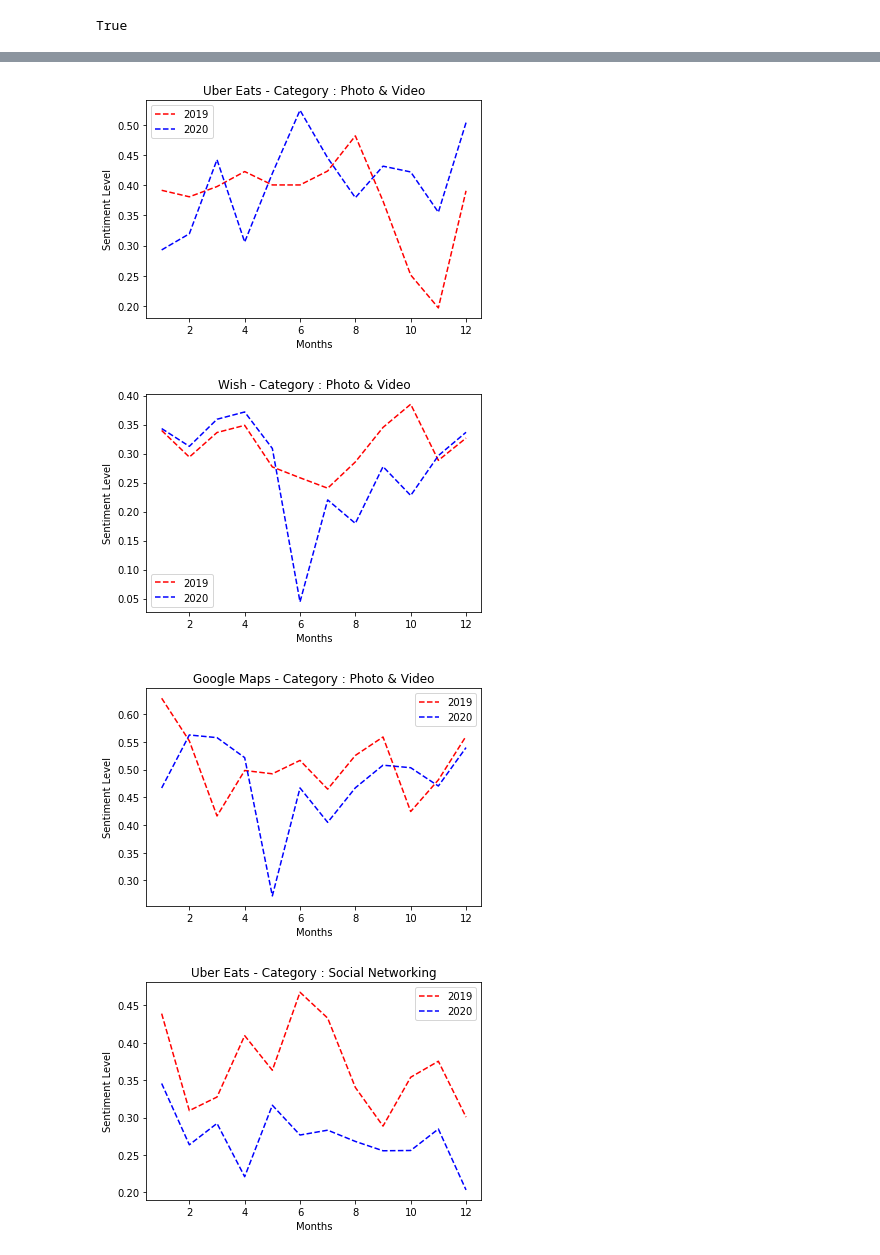
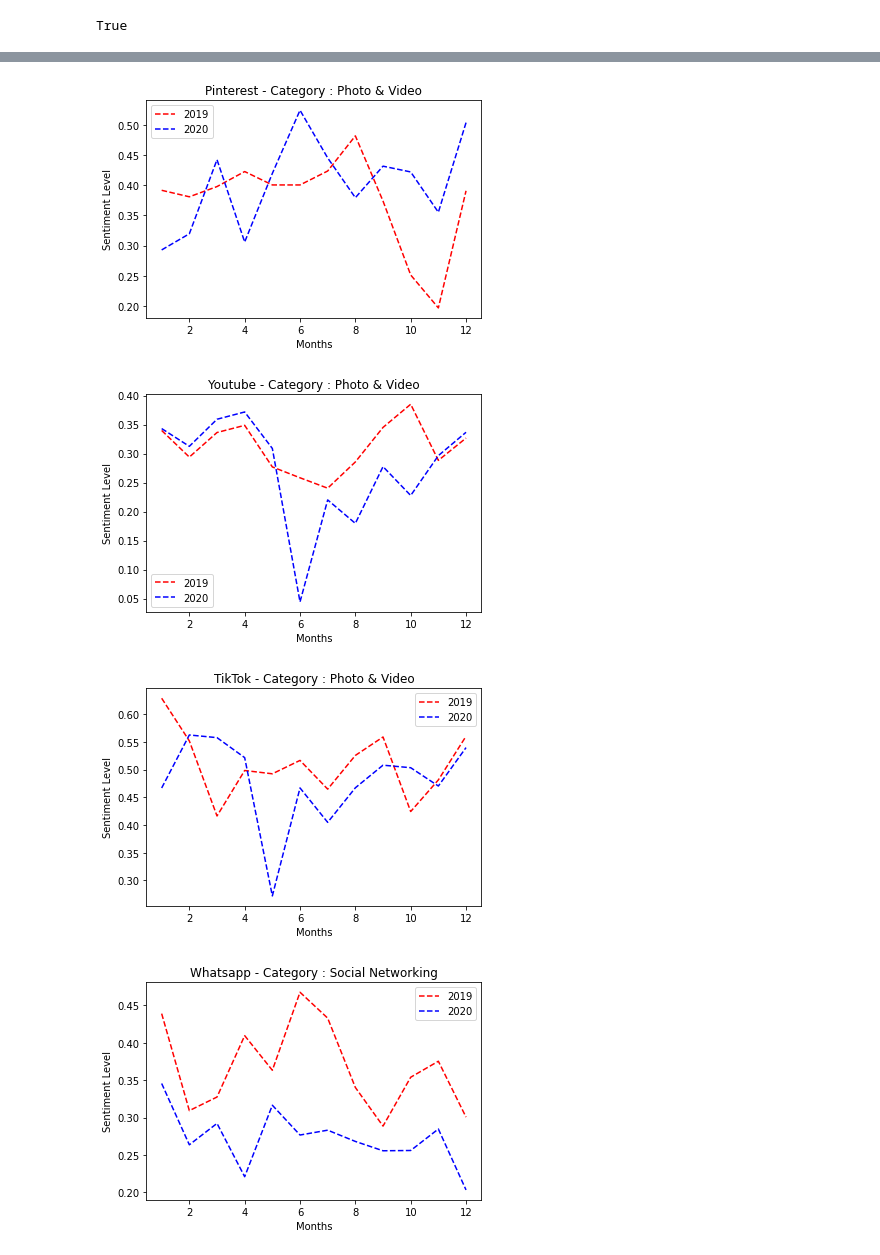
Before and after one commit to ugurtosun/SWE522-SentimentAnalysisProject, a Jupyter notebook: project-notebook.ipynb, the cells around one changed output, grey strips where cells are left out. Saved outputs shown, nothing was run; the diff lists cells and outputs as text; code cells hidden in the pictures.

Commit message:
Graphs added

```diff
--- a/project-notebook.ipynb
+++ b/project-notebook.ipynb
@@ -30,7 +30,7 @@ nltk.download('vader_lexicon')
 [nltk_data]   Package vader_lexicon is already up-to-date!
 True
 # %%
-raw_dataset = pd.read_csv('data/reviews.csv')
+raw_dataset = pd.read_csv('reviews.csv')
 reviews_dataset = raw_dataset[["category_id", "app_id", "content", "date"]]
 #reviews_dataset.head(10)
 # %%
@@ -213,27 +213,14 @@ print(app1_array)
 print(app1_array2)
 print(app1_array3)
 
-rows, cols = (5, 3)
-name_array = [[0]*cols]*rows
+name_array = []
+name_array.append(['Pinterest', 'Youtube', 'TikTok'])
+name_array.append(['Whatsapp', 'Facebook', 'Messenger'])
+name_array.append(['Hulu', 'Roblox', 'Spotify'])
+name_array.append(['Outlook', 'Google Docs', 'Google Drive'])
+name_array.append(['Uber Eats', 'Wish', 'Google Maps'])
 
-name_array[0][0] = "Pinterest"
-name_array[0][1] = "Youtube"
-name_array[0][2] = "TikTok"
-name_array[1][0] = "Whatsapp"
-name_array[1][1] = "Facebook"
-name_array[1][2] = "Messenger"
-name_array[2][0] = "Hulu"
-name_array[2][1] = "Roblox"
-name_array[2][2] = "Spotify"
-name_array[3][0] = "Outlook"
-name_array[3][1] = "Google Docs"
-name_array[3][2] = "Google Drive"
-name_array[4][0] = "Uber Eats"
-name_array[4][1] = "Wish"
-name_array[4][2] = "Google Maps"
-
-print(name_array)
-
+print(name_array[3][2])
 
 category_array = [0]*5
 
@@ -360,4 +347,4 @@ plt.show()
-[figure, old version]
+[figure, new version]
-[figure, old version]
+[figure, new version]
-[figure, old version]
+[figure, new version]
-[figure, old version]
+[figure, new version]
```
Also changed, not shown: parts of 1 cell of this notebook, 22 other files.
